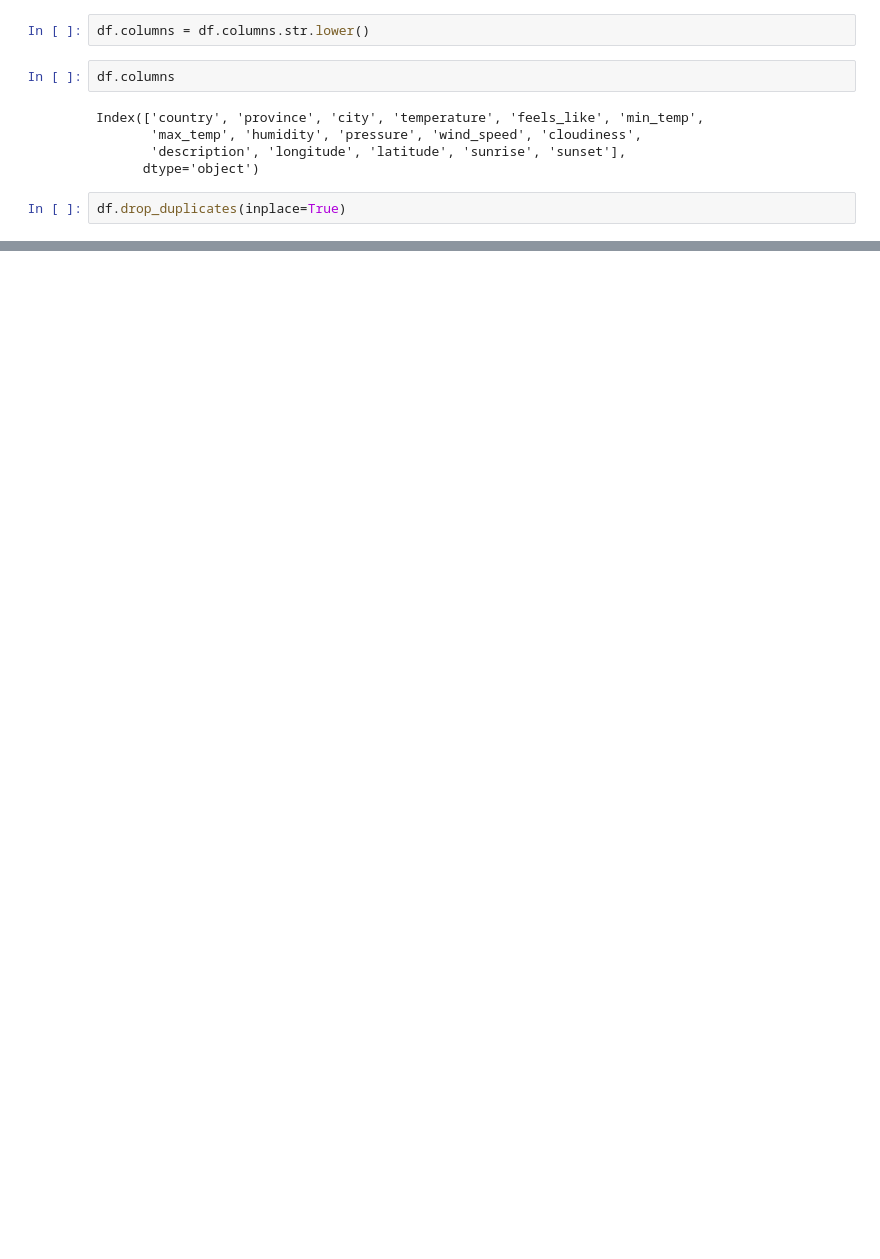
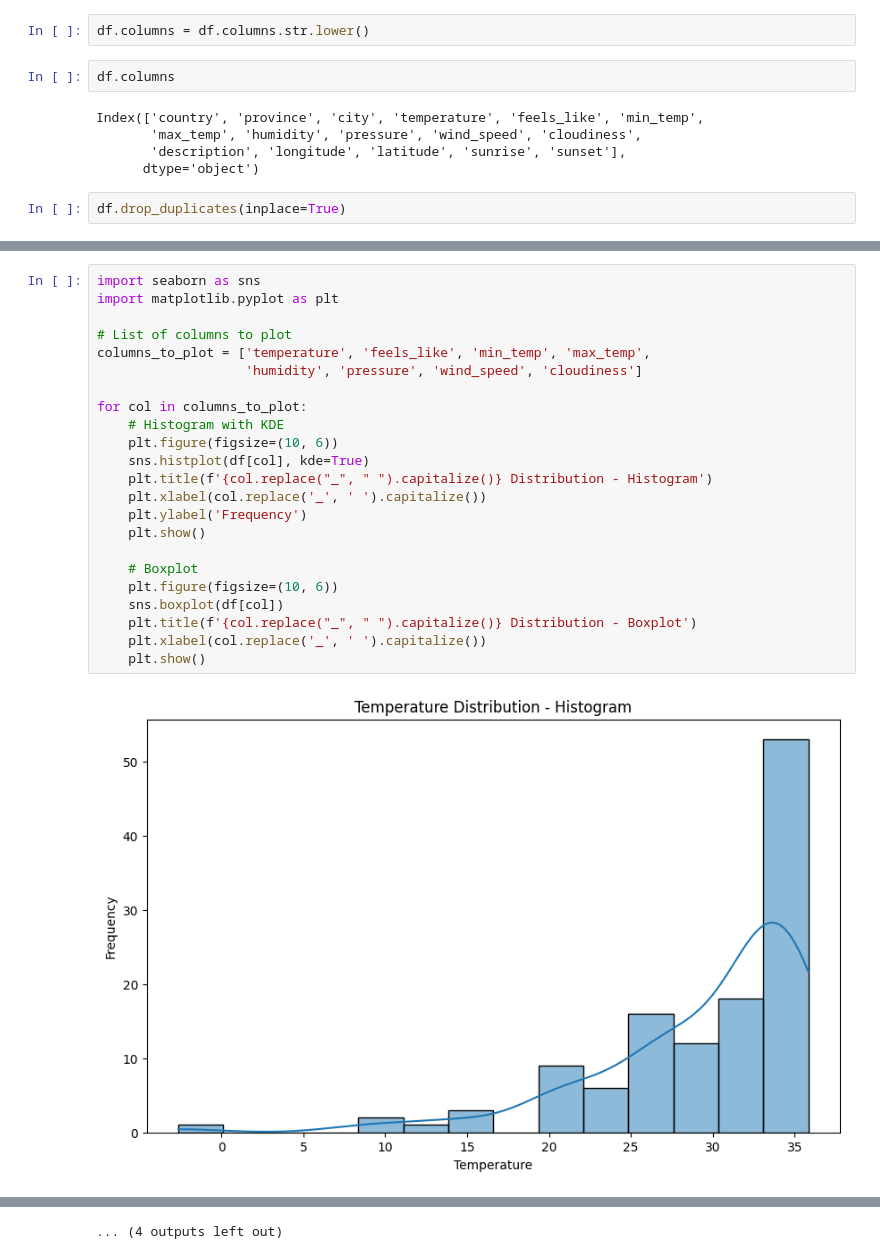
Before and after one commit to Rizwanhu/Weather-Data-Analysis-Project, a Jupyter notebook: ML_Weather_Pattren_data_analysis_Project.ipynb, the cells around one changed output, grey strips where cells are left out. Saved outputs shown, nothing was run; the diff lists cells and outputs as text; blank space fills up the shorter version.

Commit message:
inlcuding more histogram and charts for other factors of weather

```diff
--- a/ML_Weather_Pattren_data_analysis_Project.ipynb
+++ b/ML_Weather_Pattren_data_analysis_Project.ipynb
@@ -446,0 +447,25 @@ plt.show()
+# %%
+import seaborn as sns
+import matplotlib.pyplot as plt
+
+# List of columns to plot
+columns_to_plot = ['temperature', 'feels_like', 'min_temp', 'max_temp',
+                   'humidity', 'pressure', 'wind_speed', 'cloudiness']
+
+for col in columns_to_plot:
+    # Histogram with KDE
+    plt.figure(figsize=(10, 6))
+    sns.histplot(df[col], kde=True)
+    plt.title(f'{col.replace("_", " ").capitalize()} Distribution - Histogram')
+    plt.xlabel(col.replace('_', ' ').capitalize())
+    plt.ylabel('Frequency')
+    plt.show()
+
+    # Boxplot
+    plt.figure(figsize=(10, 6))
+    sns.boxplot(df[col])
+    plt.title(f'{col.replace("_", " ").capitalize()} Distribution - Boxplot')
+    plt.xlabel(col.replace('_', ' ').capitalize())
+    plt.show()
+# %% [output]
+[figure, added]
@@ -447,3 +483,4 @@ plt.show()
+... (4 outputs left out)
 # %%
 plt.figure(figsize=(10, 6))
 sns.boxplot(df['humidity'])
```
Also changed, not shown: parts of 23 cells of this notebook.
